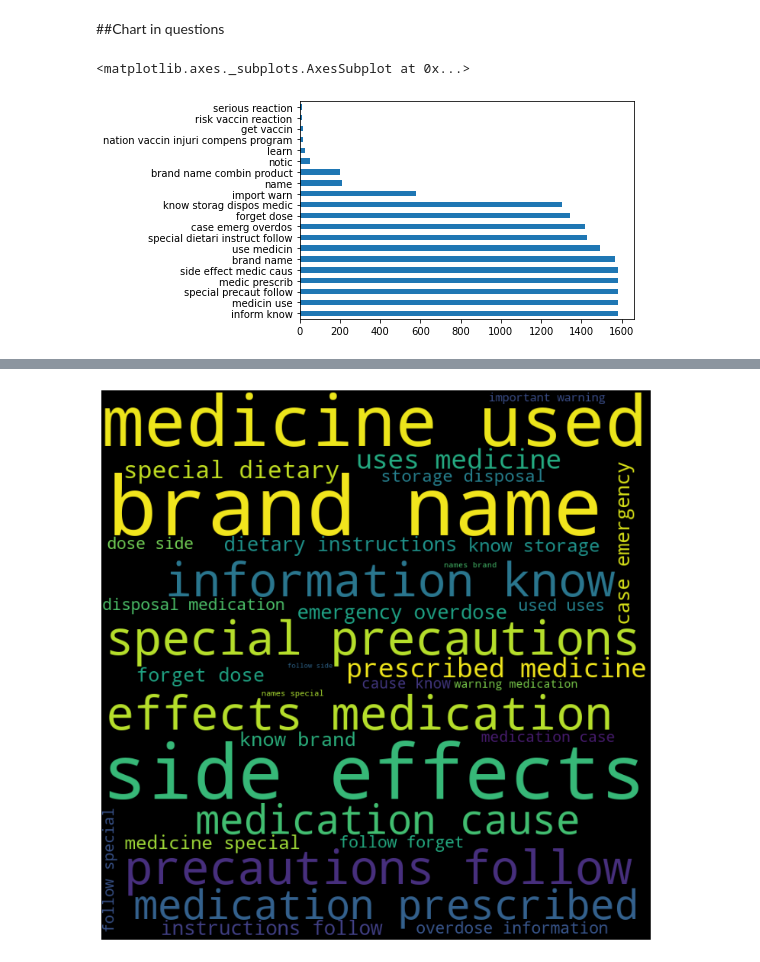
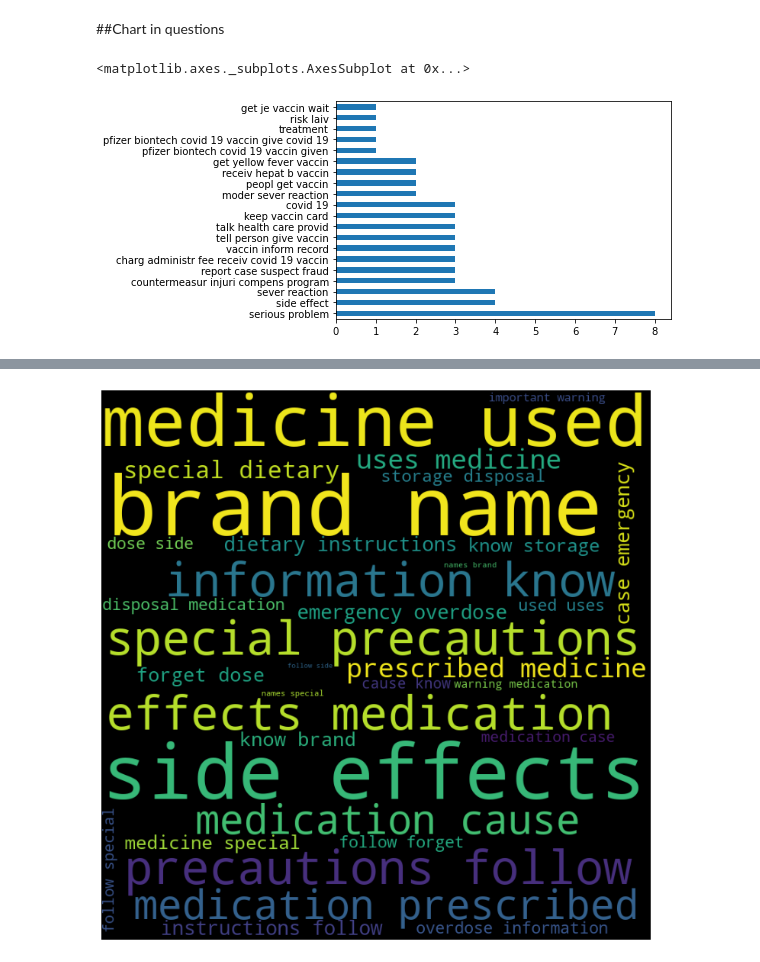
Before and after one commit to MedBot-team/NaBot, a Jupyter notebook: medlineplus_drug_dataset/Analysis/Clustering_intent_Drug_MedlinePlus.ipynb, the cells around one changed output, grey strips where cells are left out. Cells and saved outputs as stored; diff of their text form; code cells hidden in the pictures.

```diff
--- a/medlineplus_drug_dataset/Analysis/Clustering_intent_Drug_MedlinePlus.ipynb
+++ b/medlineplus_drug_dataset/Analysis/Clustering_intent_Drug_MedlinePlus.ipynb
@@ -185,0 +192,11 @@ Name: intent, Length: 17743, dtype: object
+# %%
+intent_set =df["intent"].tolist()
+intent_set.sort(reverse=True)
+
+iindex= []
+for i in (intent_set):
+    s = ' '.join(i)
+    # print(s)
+    iindex.append(s)
+
+len(set(iindex))
@@ -312,13 +328,0 @@ Name: intent, Length: 128, dtype: int64
-# %%
-import pandas as pd
-import numpy as np
-
-# create a dataframe with one column
-df = pd.DataFrame({"col1": ["a", "b", "a", "c", "a", "a", "a", "c"]})
-# print the dataframe object
-print(df)
-# line break
-print("=" * 30)
-# counting unique items
-item_counts = df["col1"].value_counts()
-print(item_counts)
@@ -340,7 +329,7 @@ Name: col1, dtype: int64
 # %% [markdown]
 ##Chart in questions
 # %%
-df["intent"].value_counts()[:20].plot(kind='barh')
+df["intent"].value_counts()[20:40].plot(kind='barh')
 # %% [output]
 <matplotlib.axes._subplots.AxesSubplot at 0x...>
-[figure, old version]
+[figure, new version]
```
Also changed, not shown: parts of 42 cells of this notebook, 3 other files.
